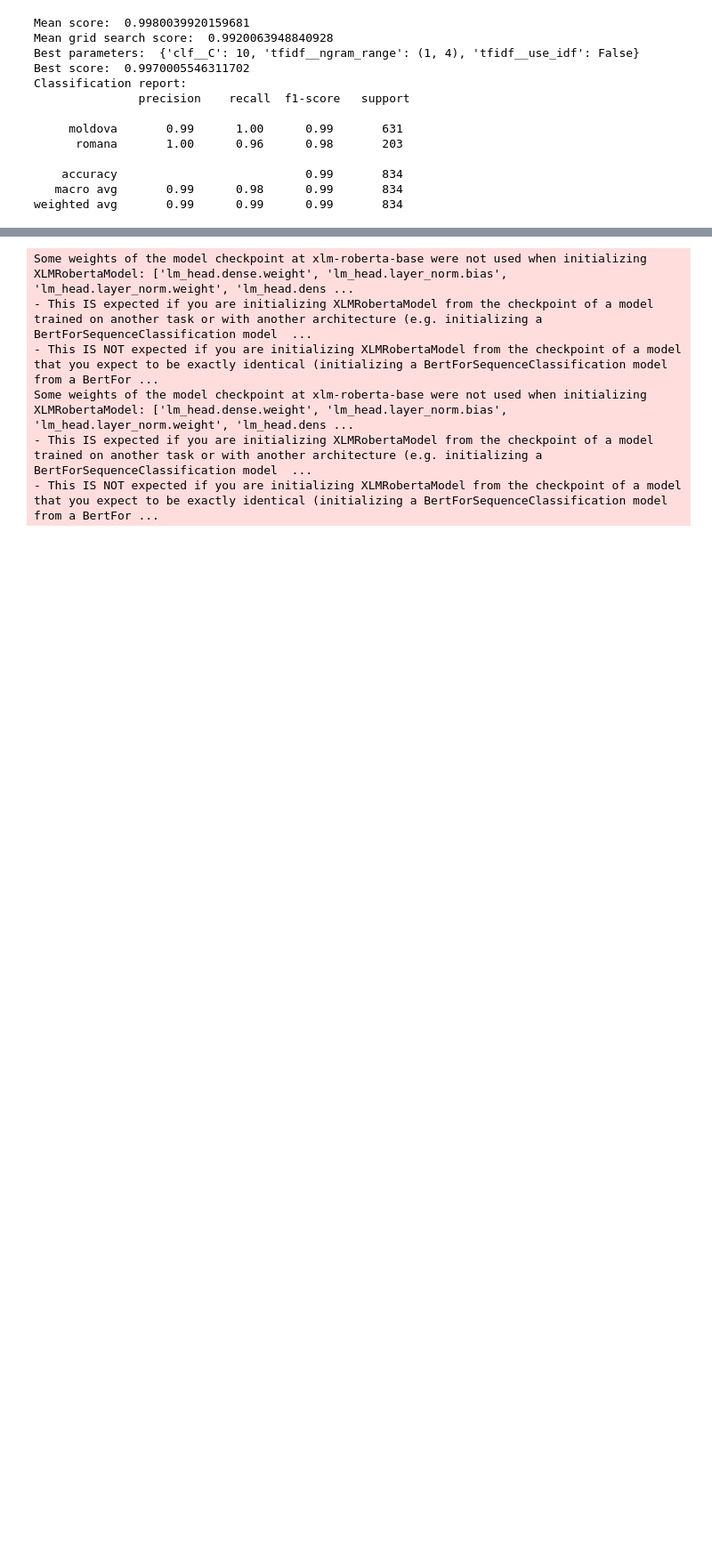
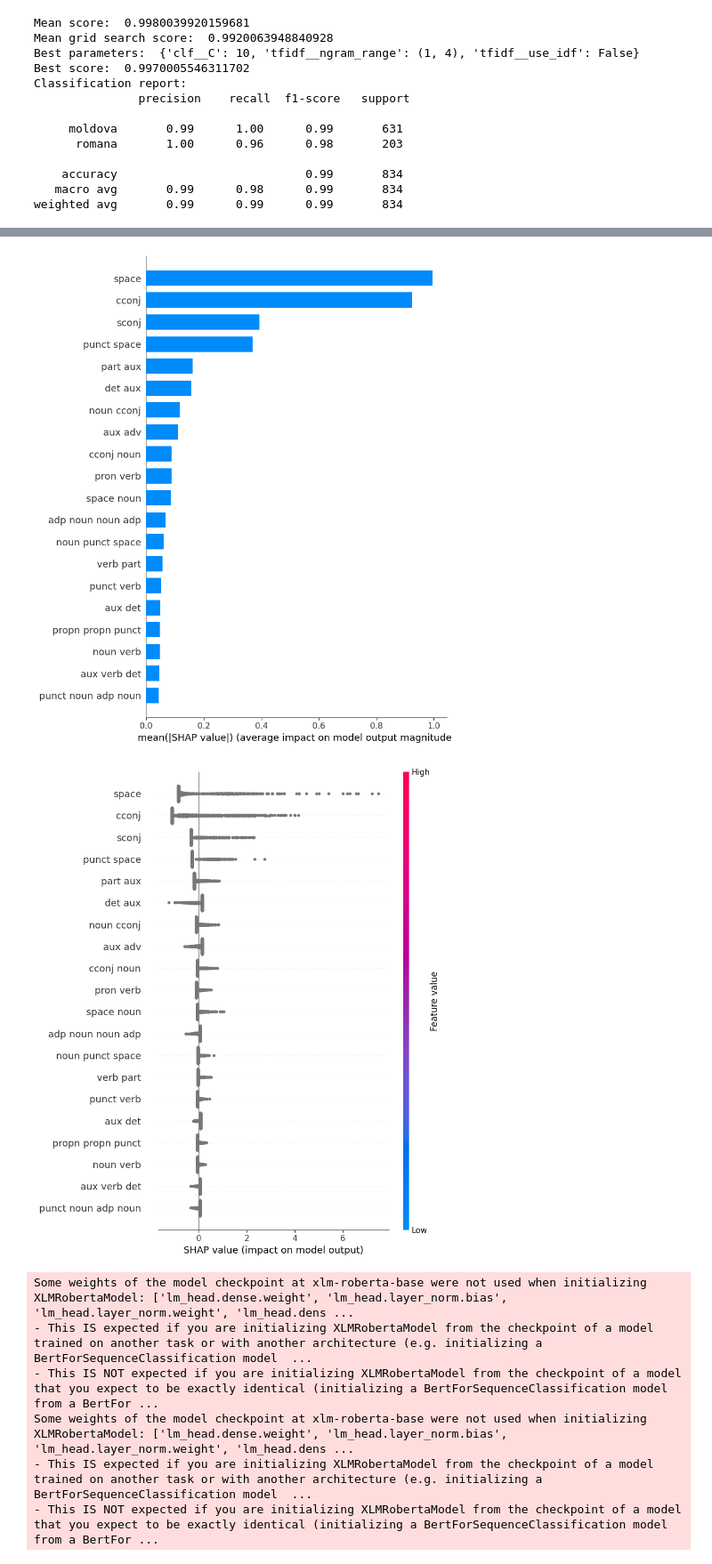
Before and after one commit to AlexTindeche/Romanian-Language-Study_Romania-Moldova, a Jupyter notebook: parti_de_vorbire.ipynb, the cells around one changed output, grey strips where cells are left out. Shown: that part at 89% size. Cells and saved outputs as stored; diff of their text form; code cells hidden in the pictures; blank space fills up the shorter version.

```diff
--- a/parti_de_vorbire.ipynb
+++ b/parti_de_vorbire.ipynb
@@ -222,3 +387,29 @@ Classification report:
     accuracy                           0.99       834
    macro avg       0.99      0.98      0.99       834
 weighted avg       0.99      0.99      0.99       834
+# %%
+import shap
+
+# Initialize SHAP
+shap.initjs()
+
+# Extract the model and the vectorizer from the pipeline
+vectorizer = gs_clf.best_estimator_.named_steps['tfidf']
+model = gs_clf.best_estimator_.named_steps['clf']
+
+# Transform the test data
+X_test_transformed = vectorizer.transform(X_test)
+
+# Get the feature names
+feature_names = vectorizer.get_feature_names_out()
+
+# Create a SHAP explainer
+explainer = shap.LinearExplainer(model, X_test_transformed, feature_perturbation="interventional")
+
+# Compute SHAP values
+shap_values = explainer(X_test_transformed)
+
+# Plot the SHAP summary plots with feature names
+shap.summary_plot(shap_values, X_test_transformed, feature_names=feature_names, plot_type="bar")
+shap.summary_plot(shap_values, X_test_transformed, feature_names=feature_names)
+# %% [output]
@@ -225,3 +417,5 @@ weighted avg       0.99      0.99      0.99       834
+[figure, added]
+[figure, added]
 # %%
 from cube.api import Cube
 
```
Also changed, not shown: parts of 6 cells of this notebook.
